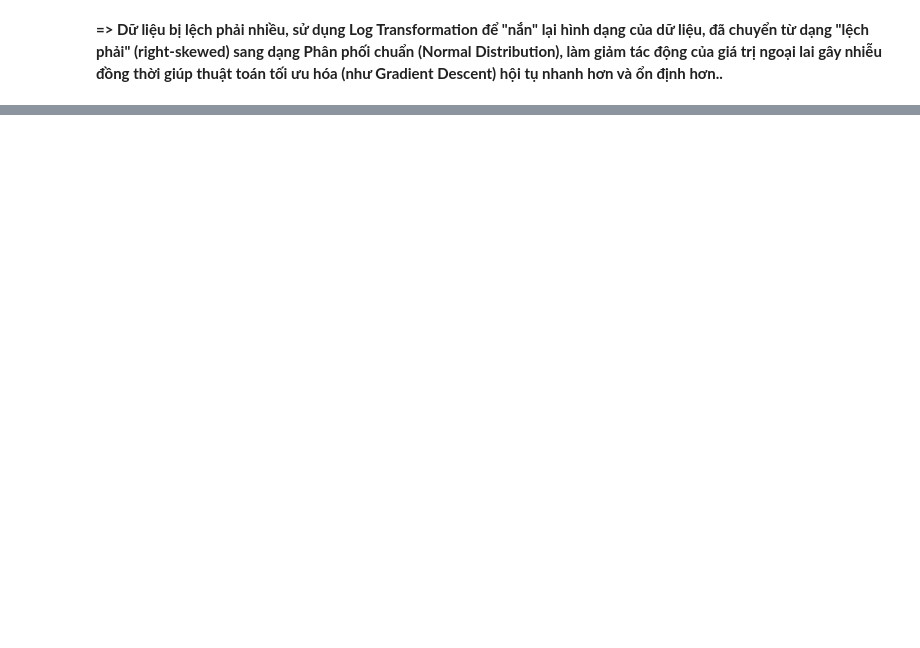
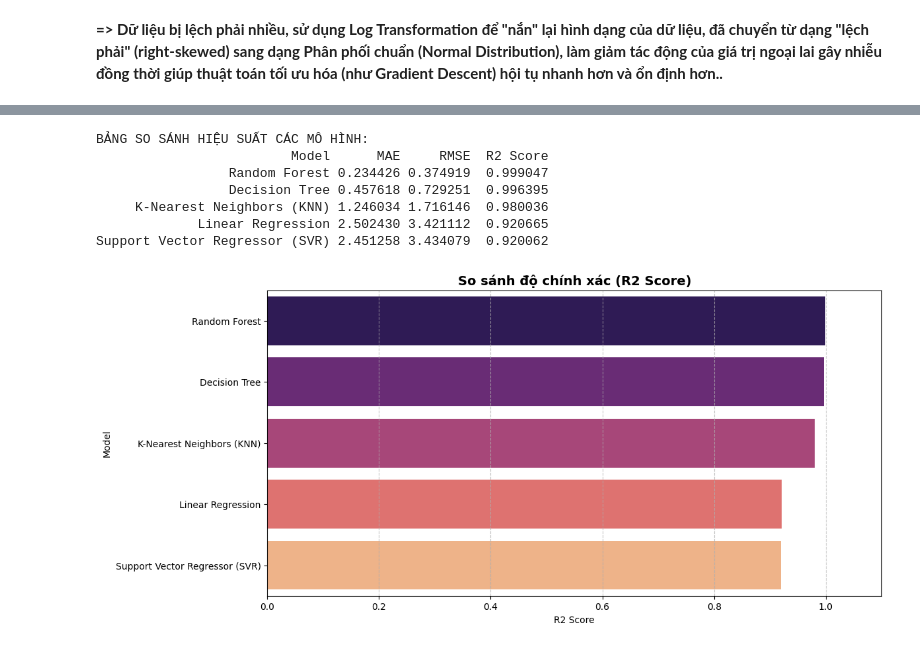
Before and after one commit to Jackxeid/Learn---MindX, a Jupyter notebook: Final Project/finalProject.ipynb, the cells around one changed output, grey strips where cells are left out. Cells and saved outputs as stored; diff of their text form; code cells hidden in the pictures; blank space fills up the shorter version.

```diff
--- a/Final Project/finalProject.ipynb
+++ b/Final Project/finalProject.ipynb
@@ -835,0 +860,36 @@ models_results = {
+# %%
+evaluation_results = []
+
+for name, y_pred in models_results.items():
+    mae = mean_absolute_error(y_test, y_pred)
+    mse = mean_squared_error(y_test, y_pred)
+    rmse = np.sqrt(mse)
+    r2 = r2_score(y_test, y_pred)
+
+    evaluation_results.append({
+        "Model": name,
+        "MAE": mae,
+        "RMSE": rmse,
+        "R2 Score": r2
+    })
+
+df_eval = pd.DataFrame(evaluation_results).sort_values(by="R2 Score", ascending=False)
+print("BẢNG SO SÁNH HIỆU SUẤT CÁC MÔ HÌNH:")
+print(df_eval.to_string(index=False))
+
+# Vẽ biểu đồ so sánh R2 Score
+plt.figure(figsize=(12, 6))
+sns.barplot(data=df_eval, x="R2 Score", y="Model", palette="magma")
+plt.title("So sánh độ chính xác (R2 Score)", fontsize=14, fontweight='bold')
+plt.xlim(0, 1.1)
+plt.grid(axis='x', linestyle='--', alpha=0.7)
+plt.show()
+# %% [output]
+BẢNG SO SÁNH HIỆU SUẤT CÁC MÔ HÌNH:
+                         Model      MAE     RMSE  R2 Score
+                 Random Forest 0.234426 0.374919  0.999047
+                 Decision Tree 0.457618 0.729251  0.996395
+     K-Nearest Neighbors (KNN) 1.246034 1.716146  0.980036
+             Linear Regression 2.502430 3.421112  0.920665
+Support Vector Regressor (SVR) 2.451258 3.434079  0.920062
+[figure, added]
```
Also changed, not shown: parts of 22 cells of this notebook.
